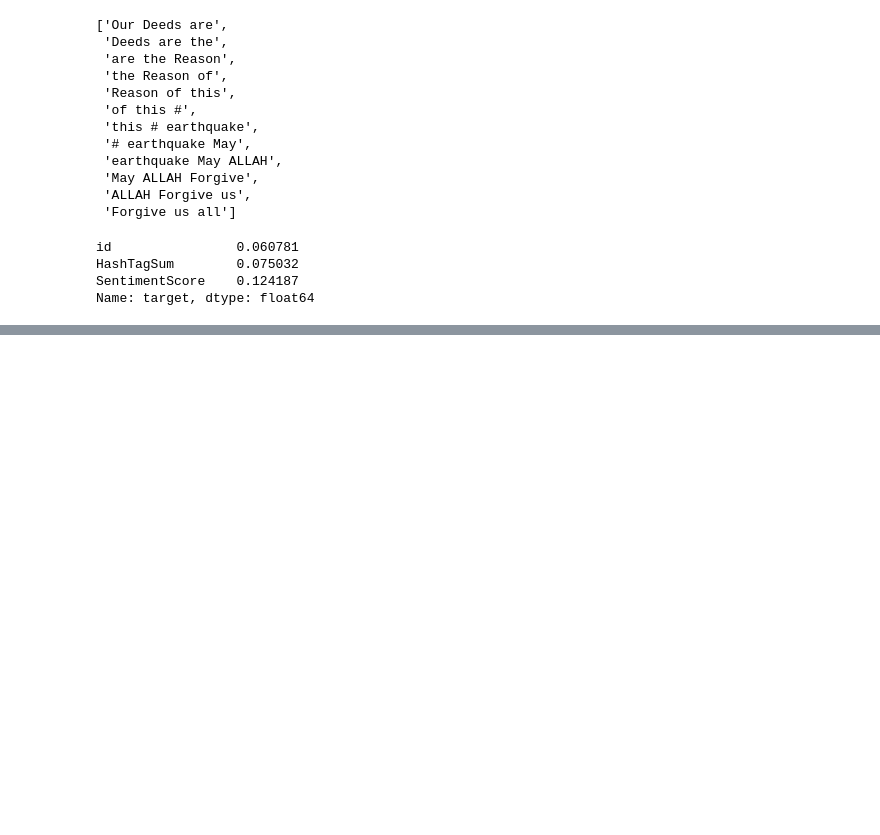
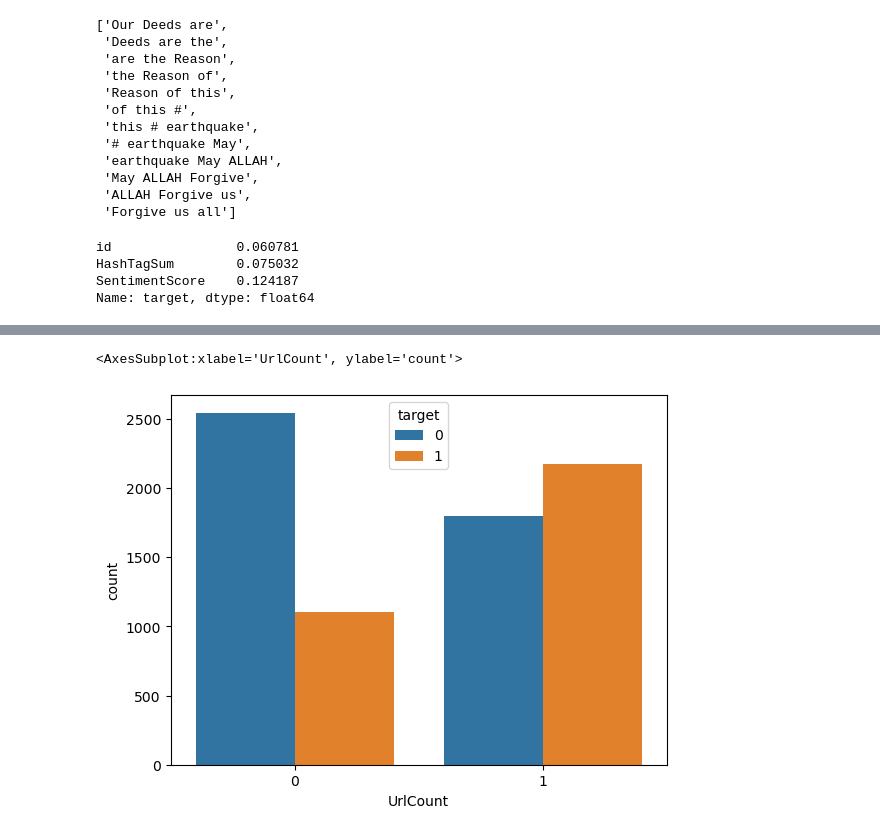
Before and after one commit to Akb-25/Natural-Disaster-Prediction-Kaggle, a Jupyter notebook: work.ipynb, the cells around one changed output, grey strips where cells are left out. Drawn from its saved outputs; the diff is of its cells as text; code cells hidden in the pictures; blank space fills up the shorter version.

```diff
--- a/work.ipynb
+++ b/work.ipynb
@@ -607,0 +594,2 @@ train.sample(20)
+# %%
+train["UrlCount"]=train["UrlCount"].apply(lambda x:1 if x!=False else 0)
@@ -607,0 +630,5 @@ train.sample(20)
+# %%
+sns.countplot(x="UrlCount",data=train,hue="target")
+# %% [output]
+<AxesSubplot:xlabel='UrlCount', ylabel='count'>
+[figure, added]
```
Also changed, not shown: parts of 10 cells of this notebook.
